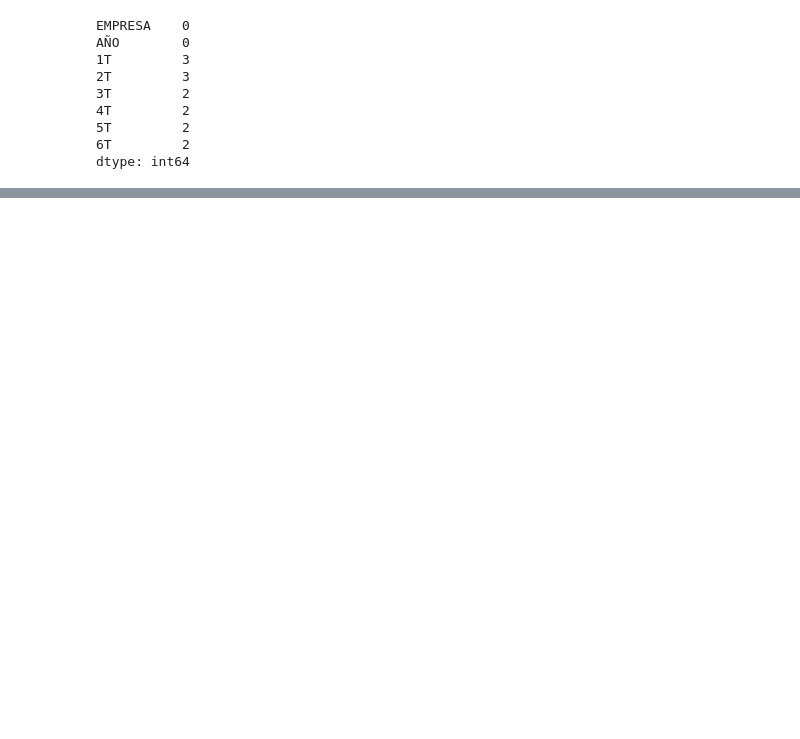
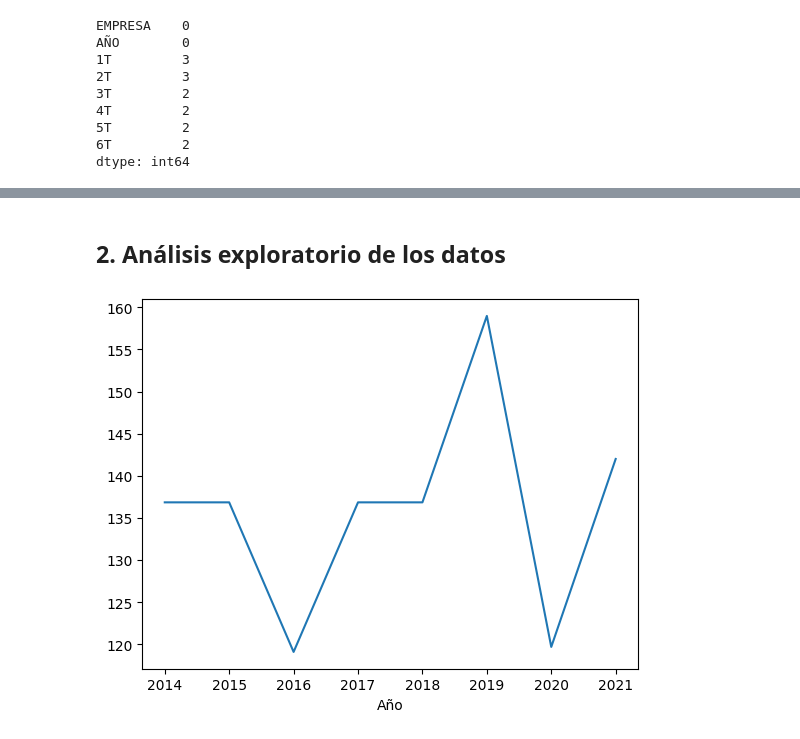
Before and after one commit to 1012357482/ConsumoAguaSeriesTemporales, a Jupyter notebook: ConsumoAguaSeriesTemporales.ipynb, the cells around one changed output, grey strips where cells are left out. Drawn from its saved outputs; the diff is of its cells as text; code cells hidden in the pictures; blank space fills up the shorter version.

```diff
--- a/ConsumoAguaSeriesTemporales.ipynb
+++ b/ConsumoAguaSeriesTemporales.ipynb
@@ -404,0 +349,3 @@ df_bogota
+# %%
+df_bogota= df_bogota.drop(['Empresa'], axis=1)
+print(df_bogota)
@@ -404,0 +370,3 @@ df_bogota
+# %%
+df_bogota= df_bogota.groupby(by="Año").mean()
+print(df_bogota)
@@ -404,0 +386,3 @@ df_bogota
+# %%
+df_promedio_anual= df_bogota[['1T','2T','3T','4T','5T','6T']].mean(axis=1)
+print(df_promedio_anual)
@@ -404,0 +412,7 @@ df_bogota
+# %% [markdown]
+## 2. Análisis exploratorio de los datos <a name="id2">
+# %%
+df_promedio_anual.plot()
+plt.show()
+# %% [output]
+[figure, added]
```
Also changed, not shown: parts of 65 cells of this notebook.
